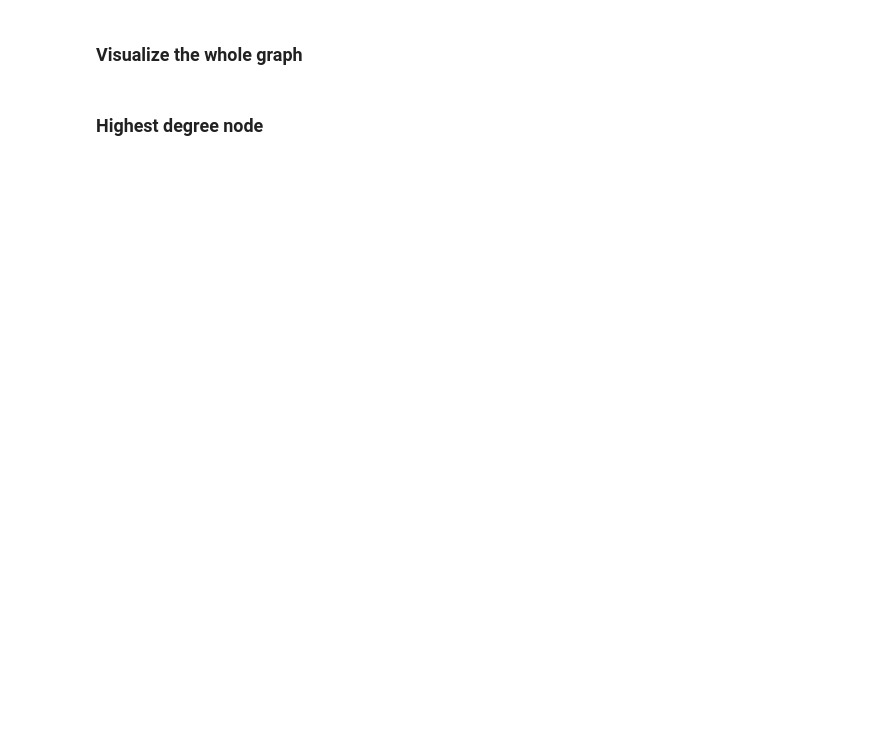
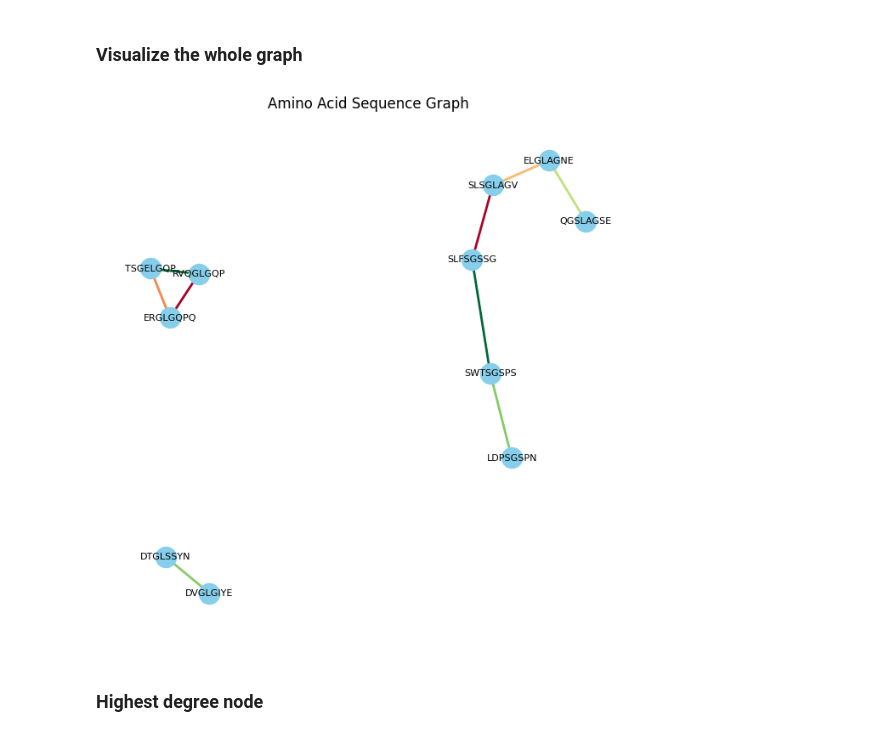
Before and after one commit to chenbis/sol_lab, a Jupyter notebook: graph_create.ipynb, the cells around one changed output. Drawn from its saved outputs; the diff is of its cells as text; code cells hidden in the pictures; blank space fills up the shorter version.

```diff
--- a/graph_create.ipynb
+++ b/graph_create.ipynb
@@ -46,16 +45,26 @@ def get_edges_colors(G):
 # %% [markdown]
 ### Visualize the whole graph
 # %%
-# edge_colors = get_edges_colors(G)
-# plt.figure(figsize=(8, 8))
-# pos = nx.spring_layout(G, k=0.3, iterations=20)
-# nx.draw_networkx_nodes(G, pos, node_size=300, node_color='skyblue')
-# nx.draw_networkx_edges(G, pos, edge_color=edge_colors, width=2)
-# nx.draw_networkx_labels(G, pos, font_size=8)
-# plt.title('Amino Acid Sequence Graph (Highest Degree Nodes and Their Connections)')
-# plt.axis('off')  # Turn off axis
-# plt.savefig('trunc seq whole graph.png')
-# plt.show()
+edge_colors = get_edges_colors(G)
+
+
+
+plt.figure(figsize=(8, 8))
+pos = nx.spring_layout(G, k=0.5, iterations=20)
+nx.draw_networkx_nodes(G, pos, node_size=300, node_color='skyblue')
+nx.draw_networkx_edges(G, pos, edge_color=edge_colors, width=2)
+nx.draw_networkx_labels(G, pos, font_size=8)
+
+# # Draw edge labels with three numbers after the decimal point
+# edge_labels = {(u, v): f"{d['weight']:.3f}" for u, v, d in G.edges(data=True)}
+# nx.draw_networkx_edge_labels(G, pos, edge_labels=edge_labels, font_color='black')
+
+plt.title('Amino Acid Sequence Graph')
+plt.axis('off')  # Turn off axis
+plt.savefig('lev_Melan.A_whole.png')
+plt.show()
+# %% [output]
+[figure, added]
 # %% [markdown]
 ### Highest degree node
 # %%
```
Also changed, not shown: parts of 5 cells of this notebook, 8 other files.
